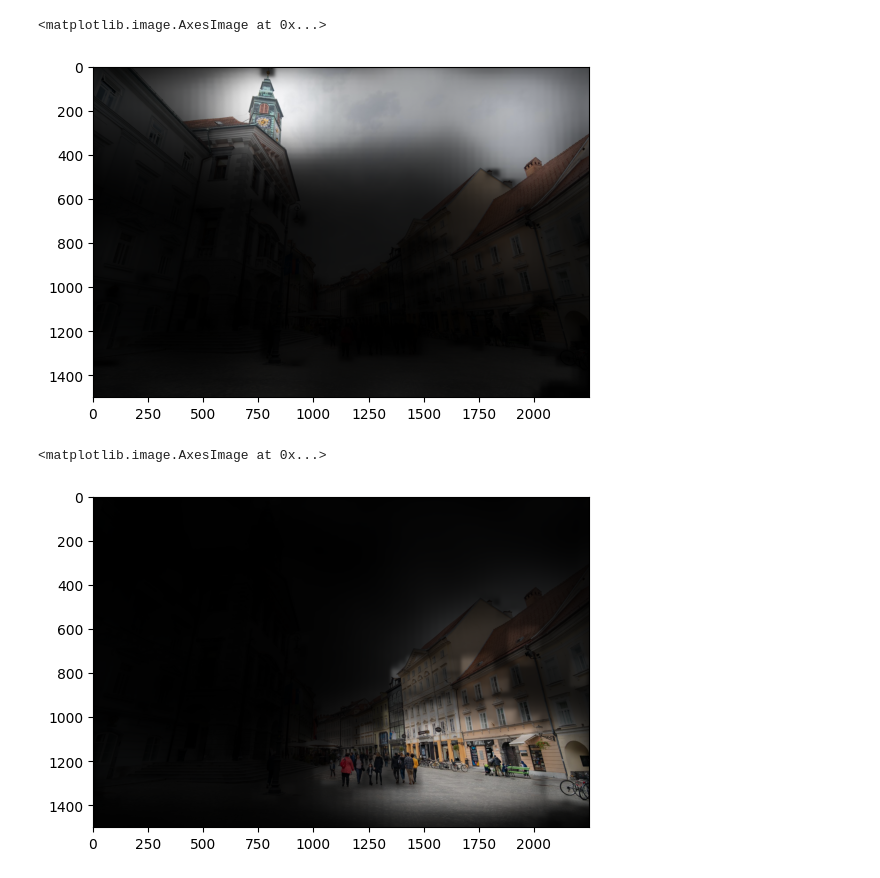
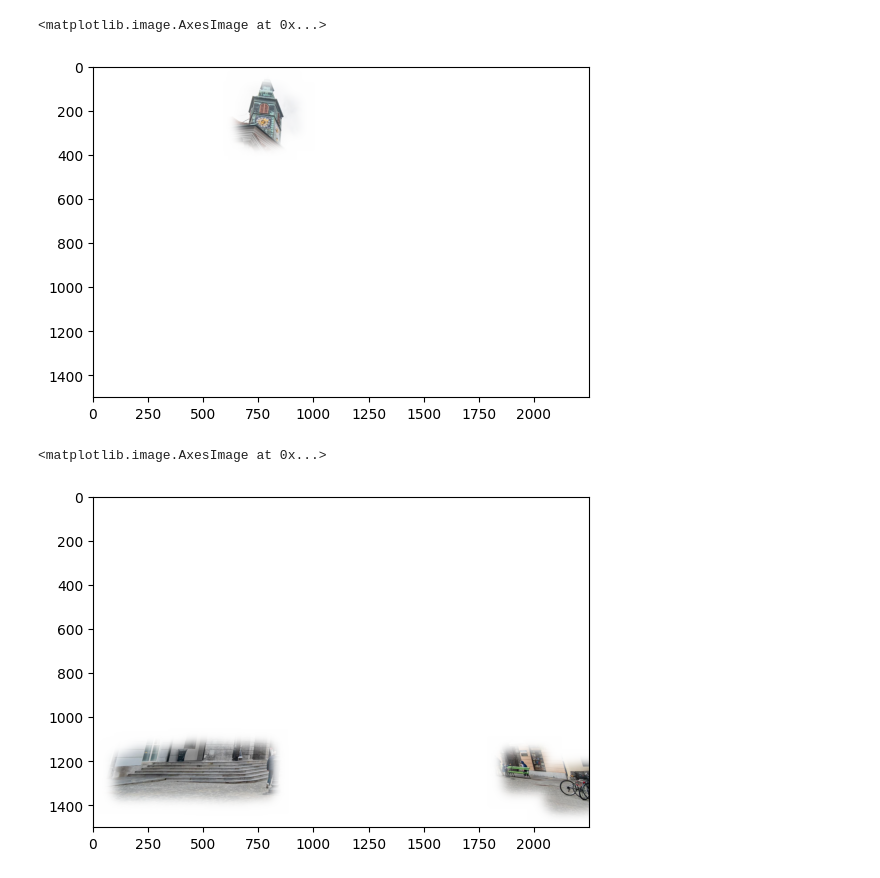
Before and after one commit to 2toinf/IVM, a Jupyter notebook: demo.ipynb, the cells around one changed output. Drawn from its saved outputs; the diff is of its cells as text; code cells hidden in the pictures.

Commit message:
update demo

```diff
--- a/demo.ipynb
+++ b/demo.ipynb
@@ -1,5 +1,4 @@
 # %%
-from IVM import load
-
-ckpt_path = "IVM-v1.5.bin" # your model path here
+from IVM import load, forward_batch
+ckpt_path = "IVM-V1.0.bin" # your model path here
 model = load(ckpt_path, low_gpu_memory = False)
@@ -59,28 +60,27 @@ plt.imshow((result['highlight_image'][0]).astype(np.uint8))
 from PIL import Image
 
 image = Image.open("image/demo/VQA3.jpg") # your image path
-instruction = "What is the time?"
+instruction = "What is the time now?"
 
-result = model.forward_batch([image], [instruction], boxes_threshold=0.2,dilate_kernel_rate=0.01 ,blur_kernel_size = 1,  min_reserved_ratio=0., fill_color=(0,0,0))
+result = forward_batch(model, [image], [instruction], threshold = 0.9)
 from matplotlib import pyplot as plt
 import numpy as np
-plt.imshow((result['highlight_image'][0]).astype(np.uint8))
+plt.imshow((result[0]).astype(np.uint8))
 # %% [output]
 <matplotlib.image.AxesImage at 0x...>
-[figure, old version]
+[figure, new version]
 # %%
 from PIL import Image
+image = Image.open("image/demo/VQA3.jpg") # your image path
+instruction = "Where can I sit?"
 
-image = Image.open("image/demo/VQA3.jpg") # your image path
-instruction = "Where can I buy something eat?"
-
-result = model.forward_batch([image], [instruction], boxes_threshold=0.2,dilate_kernel_rate=0.01 ,blur_kernel_size = 1,  min_reserved_ratio=0., fill_color=(0,0,0))
+result = forward_batch(model, [image], [instruction], threshold = 0.9)
 from matplotlib import pyplot as plt
 import numpy as np
-plt.imshow((result['highlight_image'][0]).astype(np.uint8))
+plt.imshow((result[0]).astype(np.uint8))
 # %% [output]
 <matplotlib.image.AxesImage at 0x...>
-[figure, old version]
+[figure, new version]
 # %%
 from PIL import Image
 
```
Also changed, not shown: parts of 9 cells of this notebook, 8 other files.
